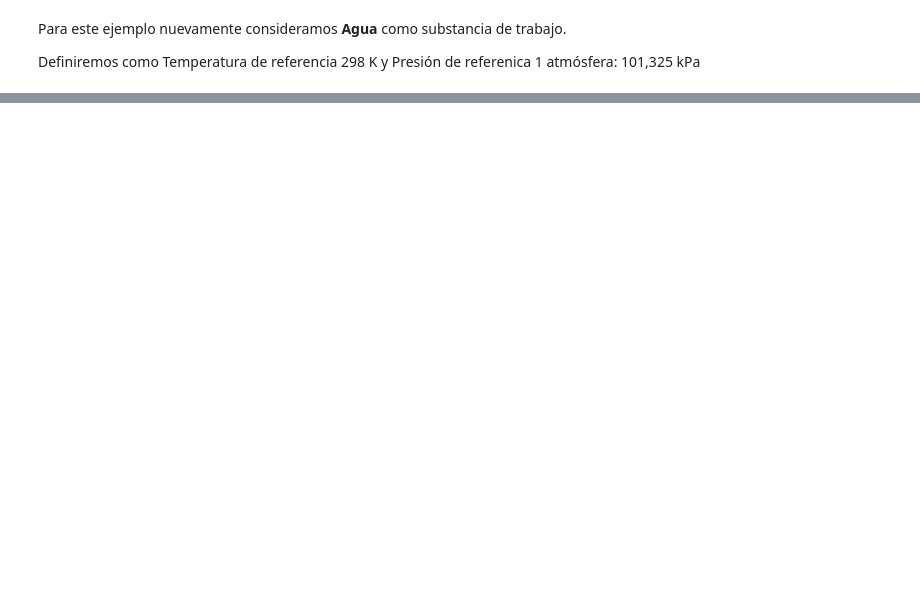
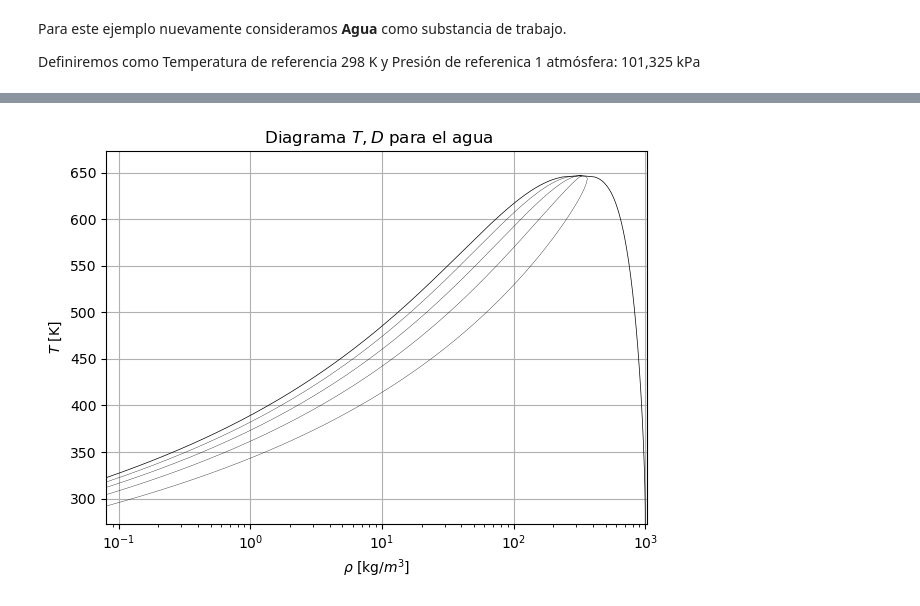
Before and after one commit to J-Cardemil/MOOC_Thermal-Systems, a Jupyter notebook: Class 4 - Coolprop_diagram.ipynb, the cells around one changed output, grey strips where cells are left out. Drawn from its saved outputs; the diff is of its cells as text; code cells hidden in the pictures; blank space fills up the shorter version.

```diff
--- a/Class 4 - Coolprop_diagram.ipynb
+++ b/Class 4 - Coolprop_diagram.ipynb
@@ -110,0 +94,12 @@ plt.tight_layout()
+# %%
+from CoolProp.Plots import PropertyPlot
+
+td_plot = PropertyPlot('Water', 'TD', tp_limits='ORC', unit_system='KSI')
+td_plot.calc_isolines(cp.iQ, num=6)
+td_plot.title(r' Diagrama $T,D$ para el agua')
+td_plot.xlabel(r'$\rho$ [kg/$m^3$]')
+td_plot.ylabel(r'$T$ [K]')
+td_plot.grid()
+td_plot.show()
+# %% [output]
+[figure, added]
```
Also changed, not shown: parts of 29 cells of this notebook.
